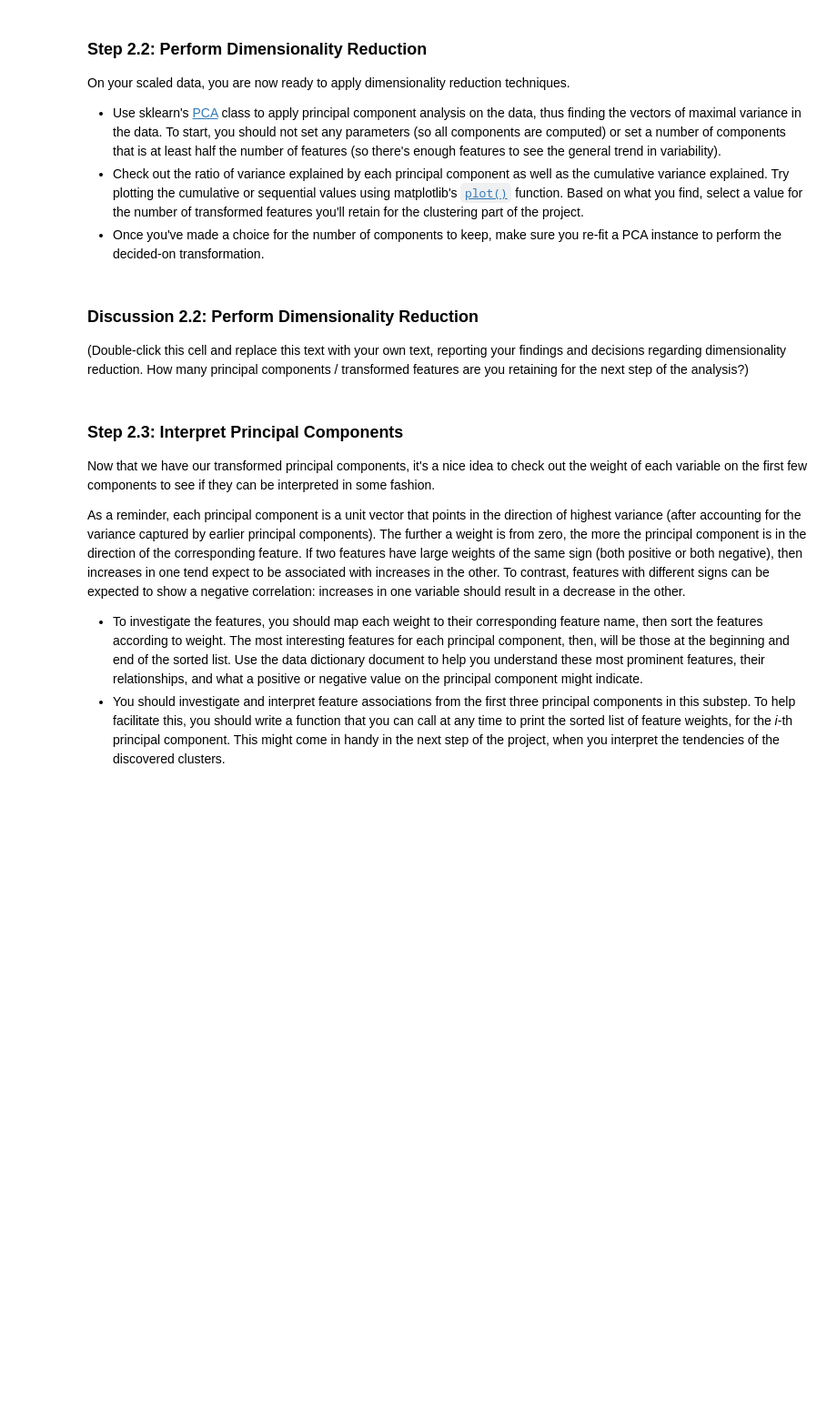
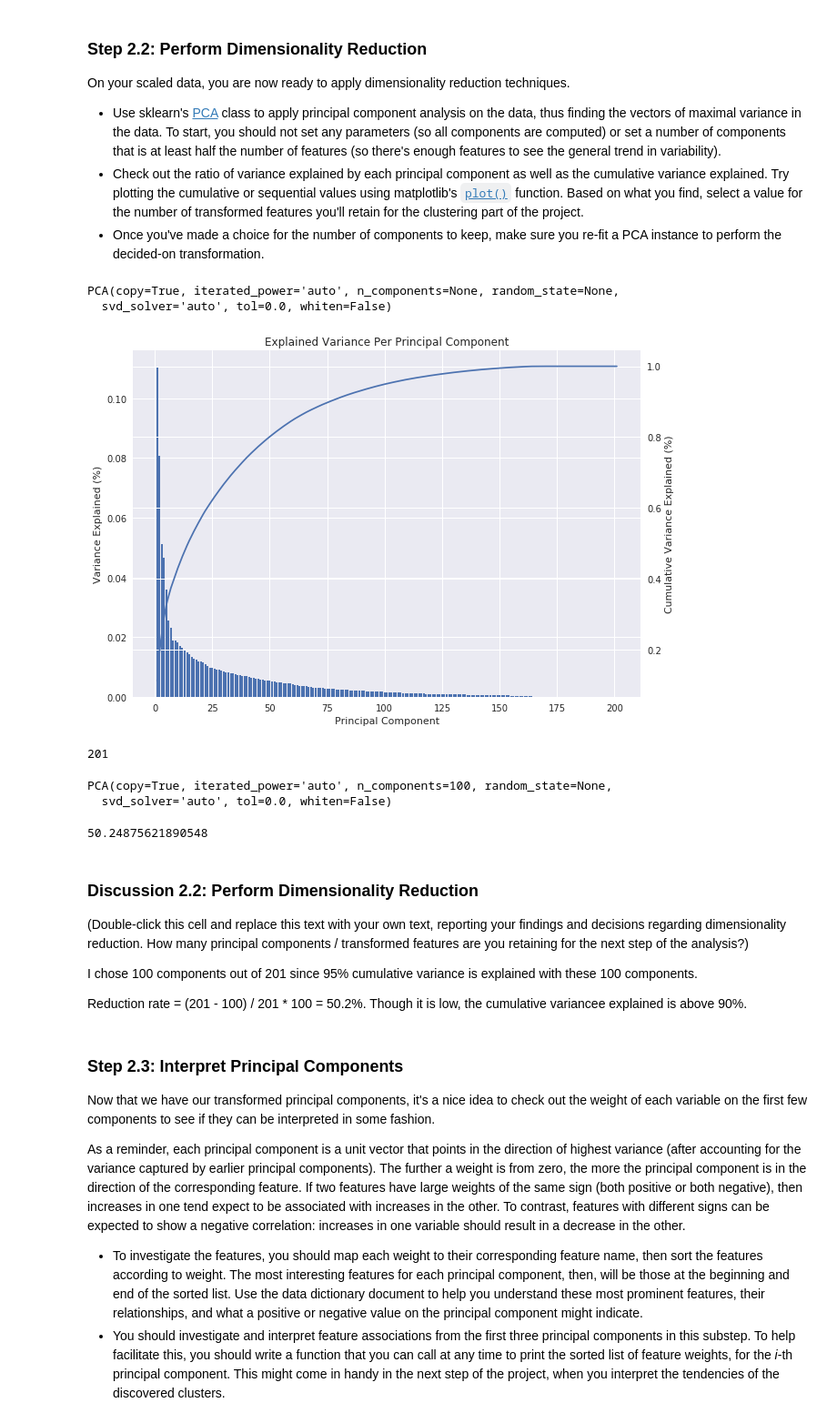
Before and after one commit to RekhaChandrasekaran/DataScientist_Nanodegree, a Jupyter notebook: term1/projects/p3_customersegments/Identify_Customer_Segments.ipynb, the cells around one changed output. Shown at 91% size. Drawn from its saved outputs; the diff is of its cells as text; code cells hidden in the pictures; blank space fills up the shorter version.

```diff
--- a/term1/projects/p3_customersegments/Identify_Customer_Segments.ipynb
+++ b/term1/projects/p3_customersegments/Identify_Customer_Segments.ipynb
@@ -423,4 +926,11 @@ Before we apply dimensionality reduction techniques to the data, we need to perf
+# %%
+azdias_imputed = pd.read_csv('azdias_imputed.csv')
 # %%
 # Apply feature scaling to the general population demographics data.
 
-#20
+from sklearn.preprocessing import MinMaxScaler
+
+mm_scaler = MinMaxScaler()
+azdias_scaled = pd.DataFrame(mm_scaler.fit_transform(azdias_imputed))
+azdias_scaled.columns = azdias_imputed.columns
+azdias_scaled.head()
@@ -439,4 +966,10 @@ On your scaled data, you are now ready to apply dimensionality reduction techniq
 # %%
 # Apply PCA to the data.
 
-#21
+from sklearn.decomposition import PCA
+
+pca = PCA()
+pca.fit(azdias_scaled)
+# %% [output]
+PCA(copy=True, iterated_power='auto', n_components=None, random_state=None,
+  svd_solver='auto', tol=0.0, whiten=False)
@@ -447,11 +976,52 @@ On your scaled data, you are now ready to apply dimensionality reduction techniq
+# %%
+# Investigate the variance accounted for by each principal component.
+
+num_components = len(pca.explained_variance_ratio_)
+indx = np.arange(num_components) + 1 # start with 1
+variance_ratio = pca.explained_variance_ratio_
+
+plt.figure(figsize=(10, 7))
+
+cumulative_variance_ratio = np.cumsum(variance_ratio)
+
+plt.bar(indx, variance_ratio)
+plt.ylabel("Variance Explained (%)")
+plt.xlabel("Principal Component")
+plt.grid(True)
+plt.twinx()
+
+plt.plot(indx, cumulative_variance_ratio)
+plt.ylabel("Cumulative Variance Explained (%)")
+plt.title('Explained Variance Per Principal Component')
+plt.grid(True)
+
+plt.show()
+# %% [output]
+[figure, added]
+# %%
+num_components
+# %% [output]
+201
 # %%
 # Re-apply PCA to the data while selecting for number of components to retain.
 
-#23
+pca = PCA(n_components = 100)
+pca.fit(azdias_scaled)
+# %% [output]
+PCA(copy=True, iterated_power='auto', n_components=100, random_state=None,
+  svd_solver='auto', tol=0.0, whiten=False)
+# %%
+(201 - 100) / 201 * 100
+# %% [output]
+50.24875621890548
 # %% [markdown]
 ### Discussion 2.2: Perform Dimensionality Reduction
 
 (Double-click this cell and replace this text with your own text, reporting your findings and decisions regarding dimensionality reduction. How many principal components / transformed features are you retaining for the next step of the analysis?)
+
+I chose 100 components out of 201 since 95% cumulative variance is explained with these 100 components.
+
+Reduction rate = (201 - 100) / 201 * 100 = 50.2%. Though it is low, the cumulative variancee explained is above 90%.
 # %% [markdown]
 ### Step 2.3: Interpret Principal Components
 
```
Also changed, not shown: parts of 103 cells of this notebook, 1 other file.
